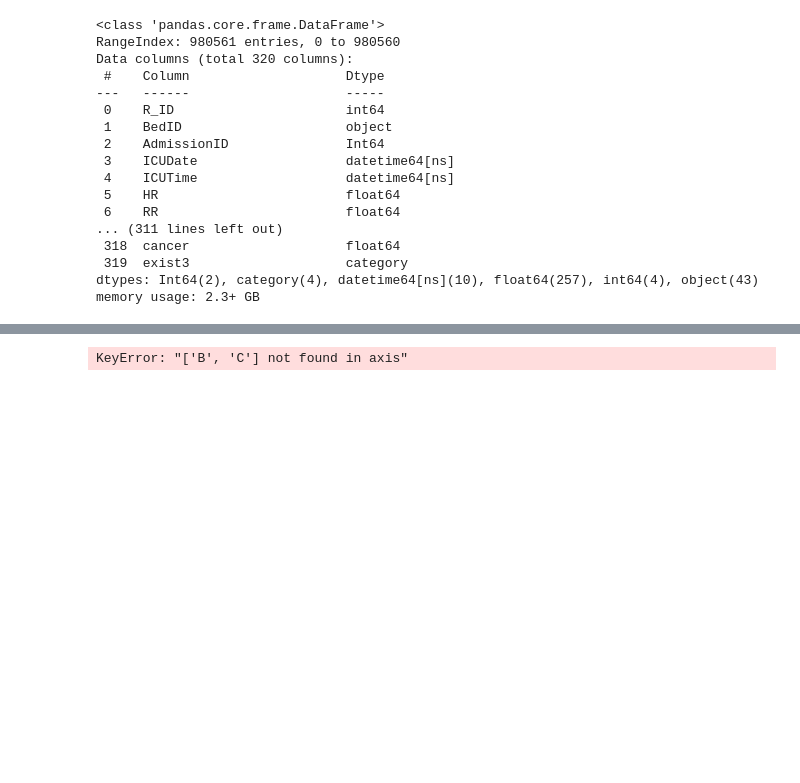
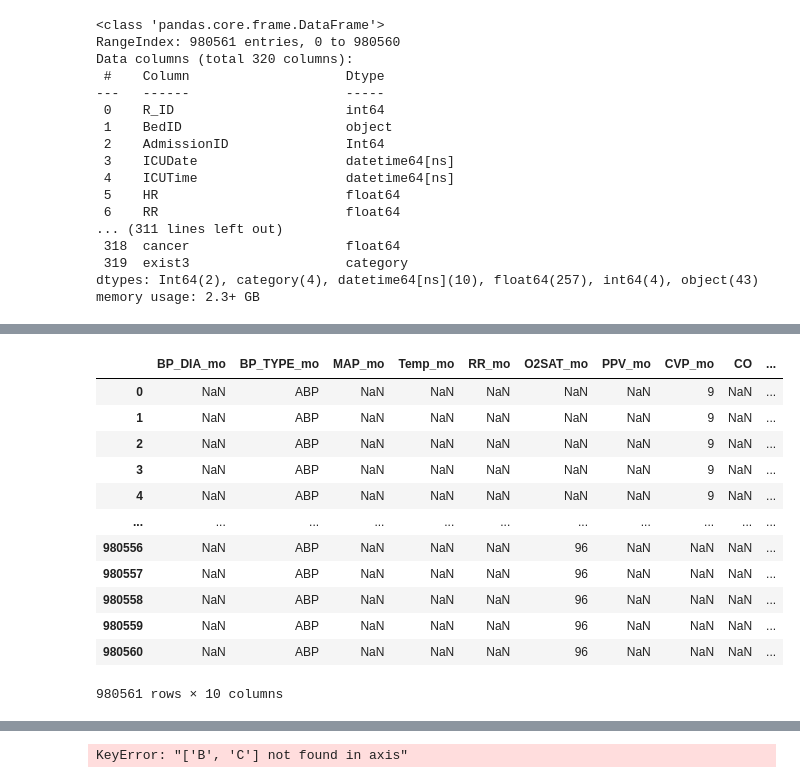
Before and after one commit to Tonry12/Data_joyx2, a Jupyter notebook: mergeSmart_ICU_tonnaw.ipynb, the cells around one changed output, grey strips where cells are left out. Cells and saved outputs as stored; diff of their text form; code cells hidden in the pictures; blank space fills up the shorter version.

```diff
--- a/mergeSmart_ICU_tonnaw.ipynb
+++ b/mergeSmart_ICU_tonnaw.ipynb
@@ -1614,3 +1656,28 @@ Data columns (total 320 columns):
  319  exist3                    category
 dtypes: Int64(2), category(4), datetime64[ns](10), float64(257), int64(4), object(43)
 memory usage: 2.3+ GB
+# %%
+# List of columns
+columns = [
+    'BP_TYPE', 'BICHEM_DTX', 'BICHEM_NA', 'BICHEM_K', 'BICHEM_HCO3',
+    'BICHEM_CL', 'BICHEM_CA', 'BICHEM_PO4', 'BICHEM_LACTATE', 'BP_SYS_mo',
+    'BP_DIA_mo', 'BP_TYPE_mo', 'MAP_mo', 'Temp_mo', 'RR_mo', 'O2SAT_mo',
+    'PPV_mo', 'CVP_mo', 'CO', 'SETTING_ModeVentilator', 'OUTPUT_01_DETAIL',
+    'OUTPUT_02_DETAIL', 'OUTPUT_03_DETAIL', 'HN_ad', 'AN_ad', 'Age',
+    'Sex', 'redcap_event', 'mv_start_1', 'mv_end_1', 'mv_start_2',
+    'mv_end_2', 'mv_start_3', 'mv_end_3', 'mv_start_4', 'mv_end_4',
+    'vaso_start_date', 'vaso_stop_date', 'aki_onset', 'aki_date',
+    'rrt_start',
+]
+
+# Split columns into four groups of 10
+columns_group1 = columns[:10]
+columns_group2 = columns[10:20]
+columns_group3 = columns[20:30]
+columns_group4 = columns[30:]
+
+# Create the four DataFrames
+df1 = completed[columns_group1]
+df2 = completed[columns_group2]
+df3 = completed[columns_group3]
+df4 = completed[columns_group4]
@@ -1616,0 +1704,16 @@ memory usage: 2.3+ GB
+# %%
+df2
+# %% [output]
+|  | BP_DIA_mo | BP_TYPE_mo | MAP_mo | Temp_mo | RR_mo | O2SAT_mo | PPV_mo | CVP_mo | CO | ... |
+| 0 | NaN | ABP | NaN | NaN | NaN | NaN | NaN | 9 | NaN | ... |
+| 1 | NaN | ABP | NaN | NaN | NaN | NaN | NaN | 9 | NaN | ... |
+| 2 | NaN | ABP | NaN | NaN | NaN | NaN | NaN | 9 | NaN | ... |
+| 3 | NaN | ABP | NaN | NaN | NaN | NaN | NaN | 9 | NaN | ... |
+| 4 | NaN | ABP | NaN | NaN | NaN | NaN | NaN | 9 | NaN | ... |
+| ... | ... | ... | ... | ... | ... | ... | ... | ... | ... | ... |
+| 980556 | NaN | ABP | NaN | NaN | NaN | 96 | NaN | NaN | NaN | ... |
+| 980557 | NaN | ABP | NaN | NaN | NaN | 96 | NaN | NaN | NaN | ... |
+| 980558 | NaN | ABP | NaN | NaN | NaN | 96 | NaN | NaN | NaN | ... |
+| 980559 | NaN | ABP | NaN | NaN | NaN | 96 | NaN | NaN | NaN | ... |
+| 980560 | NaN | ABP | NaN | NaN | NaN | 96 | NaN | NaN | NaN | ... |
+980561 rows × 10 columns
```
Also changed, not shown: parts of 7 cells of this notebook.
